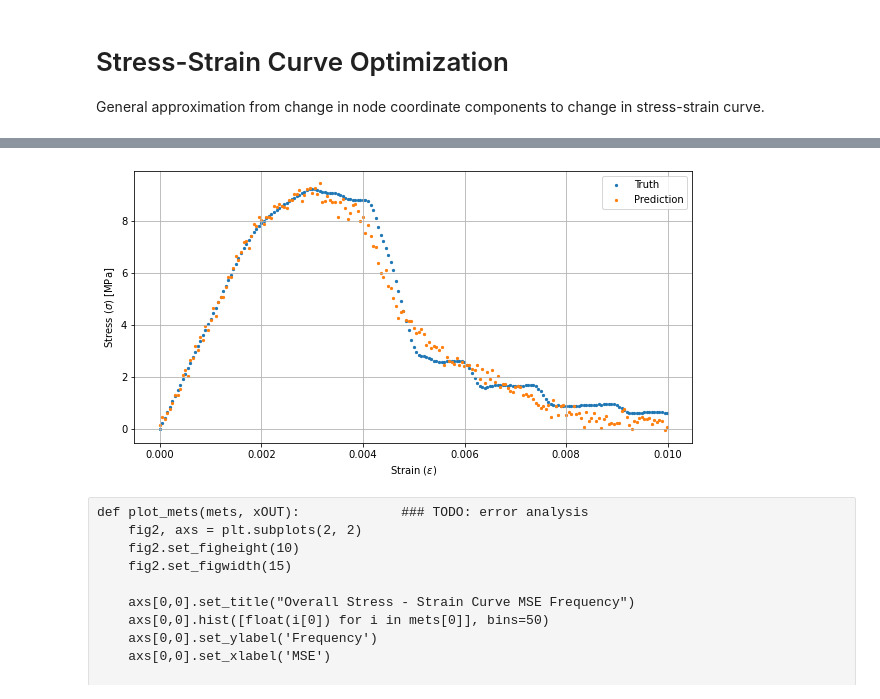
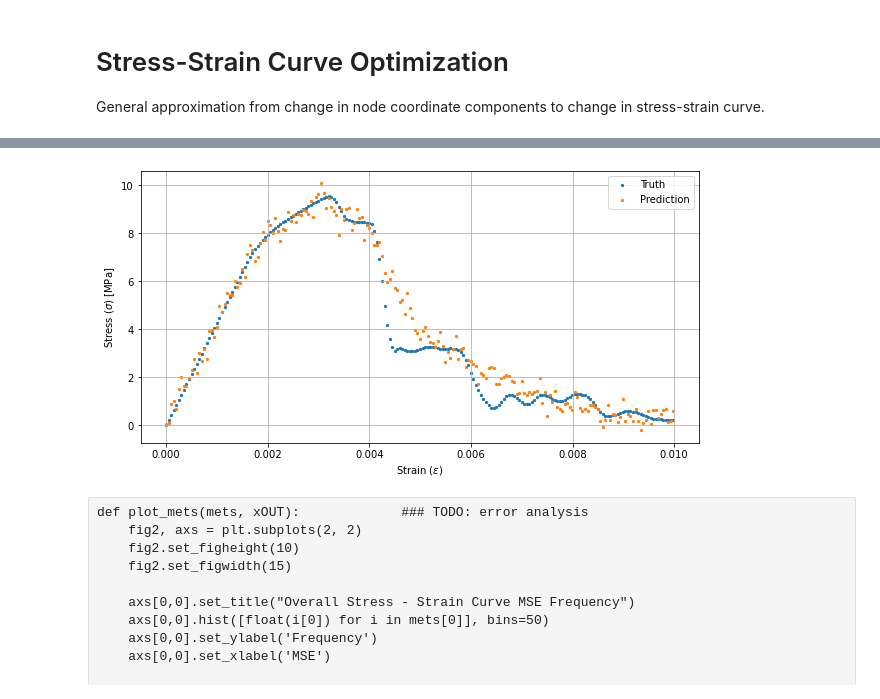
Before and after one commit to niccoforte/NF-PhD-gitRepo, a Jupyter notebook: code/MLP.ipynb, the cells around one changed output, grey strips where cells are left out. Drawn from its saved outputs; the diff is of its cells as text; code cells hidden in the pictures.

```diff
--- a/code/MLP.ipynb
+++ b/code/MLP.ipynb
@@ -139,7 +139,7 @@ err.index(min(err)), err.index(max(err))
 # %%
-plot_StressStrainOUT(DAT.perOUT, DAT.train_out, test_outputs, indx=103)
+plot_StressStrainOUT(DAT.perOUT, DAT.train_out, test_outputs, indx=82)
 # %% [output]
-[figure, old version]
+[figure, new version]
 # %% [raw]
 def plot_mets(mets, xOUT):             ### TODO: error analysis
     fig2, axs = plt.subplots(2, 2)
```
Also changed, not shown: parts of 12 cells of this notebook.
